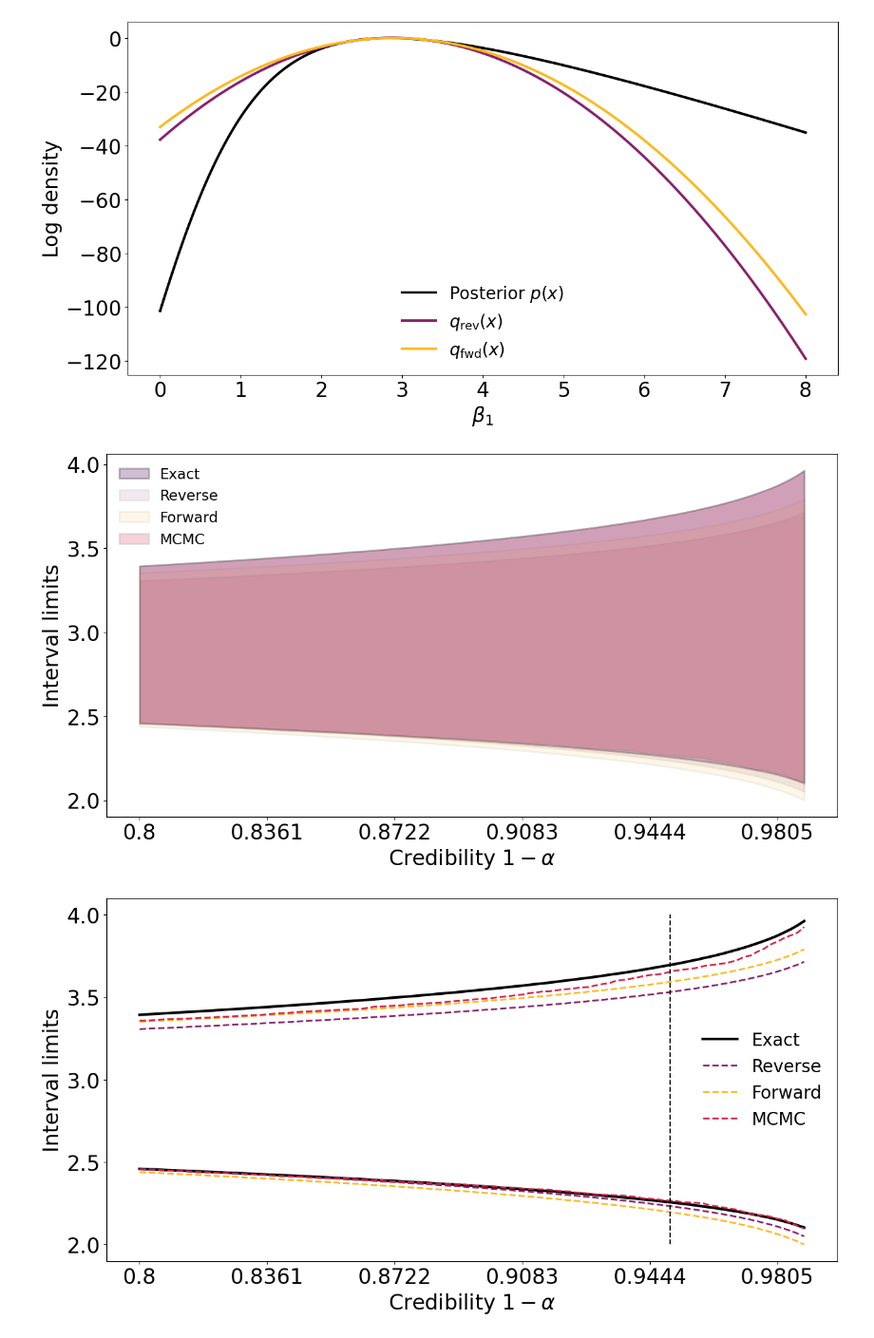
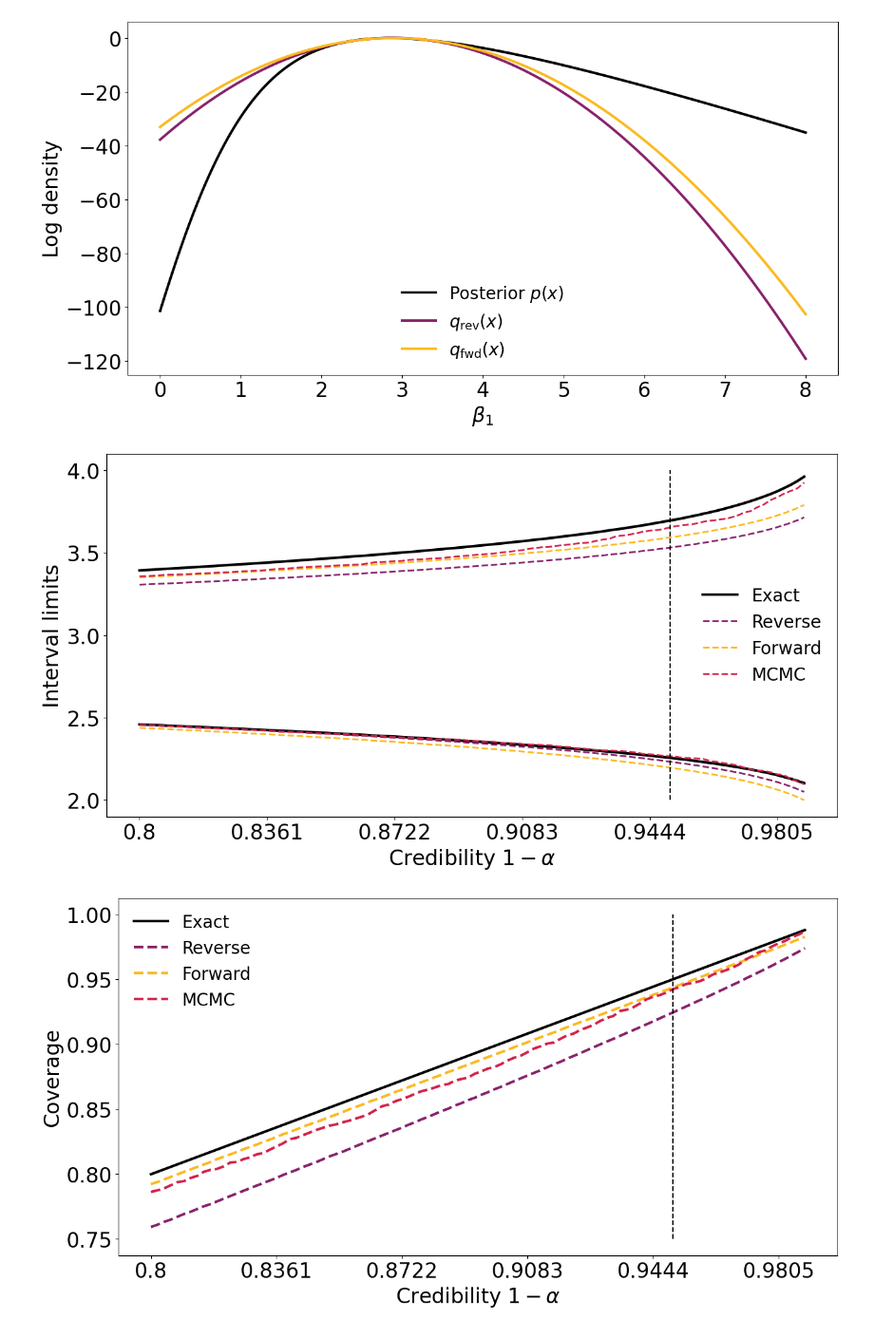
Before and after one commit to giankdiluvi/vi-ci-calibration, a Jupyter notebook: src/logistic_regression.ipynb, the cells around one changed output. Shown at 95% size. Saved outputs shown, nothing was run; the diff lists cells and outputs as text; code cells hidden in the pictures.

```diff
--- a/src/logistic_regression.ipynb
+++ b/src/logistic_regression.ipynb
@@ -322,34 +328,38 @@ fwd_lims_low=stats.norm.ppf(alphas/2,loc=fwd_mu,scale=np.exp(fwd_lsigma))
 fwd_lims_high=stats.norm.ppf(1-alphas/2,loc=fwd_mu,scale=np.exp(fwd_lsigma))
 # %%
 lsa=np.arange(0,alphas.shape[0])
-#plt.errorbar(x=lsa,y=np.zeros(alphas.shape[0]),yerr=true_lims[1,:])
-plt.fill_between(x=lsa,y1=true_lims_low,y2=true_lims_high,label='Exact',alpha=0.25,ec='black',lw=2, fc='#440154FF')
-plt.fill_between(x=lsa,y1=rev_lims_low,y2=rev_lims_high,label='Reverse',alpha=0.1,ec='grey',lw=2,fc='#87216BFF')
-plt.fill_between(x=lsa,y1=fwd_lims_low,y2=fwd_lims_high,label='Forward',alpha=0.1,ec='grey',lw=2,fc='#FBB91FFF')
-plt.fill_between(x=lsa,y1=mcmc_lims_low,y2=true_lims_high,label='MCMC',alpha=0.2,ec='grey',lw=2,fc='#D3214BFF')
-#plt.vlines(np.argmax(alphas==0.0499),-50,50,ls='dashed',color='red')
+
+plt.plot(lsa,true_lims_low,label='Exact',c='black',lw=3)
+plt.plot(lsa,true_lims_high,label='',c='black',lw=3)
+plt.plot(lsa,rev_lims_low,label='Reverse',c='#87216BFF',lw=2,ls='dashed')
+plt.plot(lsa,rev_lims_high,label='',c='#87216BFF',lw=2,ls='dashed')
+plt.plot(lsa,fwd_lims_low,label='Forward',c='#FBB91FFF',lw=2,ls='dashed')
+plt.plot(lsa,fwd_lims_high,label='',c='#FBB91FFF',lw=2,ls='dashed')
+plt.plot(lsa,mcmc_lims_low,label='MCMC',c='#D3214BFF',lw=2,ls='dashed')
+plt.plot(lsa,mcmc_lims_high,label='',c='#D3214BFF',lw=2,ls='dashed')
+plt.vlines(np.argmax(alphas==0.0499),2,4,ls='dashed',color='black')
 
 plt.ylabel('Interval limits')
 plt.xlabel(r'Credibility $1-\alpha$')
 plt.xticks(ticks=np.arange(0,100,step=19),labels=1-alphas[np.arange(0,100,step=19)])
-plt.legend(fontsize='x-small',frameon=False,loc='upper left');
+plt.legend(fontsize='small',frameon=False,loc='center right');
+plt.savefig(figpath + 'logreg_cilims.pdf', dpi=300, bbox_inches='tight')
 # %% [output]
-[figure, old version]
+[figure, new version]
 # %%
-plt.plot(lsa,true_lims_low,label='Exact',c='black',lw=3)
-plt.plot(lsa,true_lims_high,label='',c='black',lw=3)
-plt.plot(lsa,rev_lims_low,label='Reverse',c='#87216BFF',lw=2,ls='dashed')
-plt.plot(lsa,rev_lims_high,label='',c='#87216BFF',lw=2,ls='dashed')
-plt.plot(lsa,fwd_lims_low,label='Forward',c='#FBB91FFF',lw=2,ls='dashed')
-plt.plot(lsa,fwd_lims_high,label='',c='#FBB91FFF',lw=2,ls='dashed')
-plt.plot(lsa,mcmc_lims_low,label='MCMC',c='#D3214BFF',lw=2,ls='dashed')
-plt.plot(lsa,mcmc_lims_high,label='',c='#D3214BFF',lw=2,ls='dashed')
-plt.vlines(np.argmax(alphas==0.0499),2,4,ls='dashed',color='black')
+plt.plot(lsa,1-alphas[lsa],label='Exact',lw=3,color='black')
+plt.plot(lsa,1-target_empirical.cdf(rev_lims_low)-target_empirical.sf(rev_lims_high),
+         label='Reverse',lw=3,color='#87216BFF',ls='dashed')
+plt.plot(lsa,1-target_empirical.cdf(fwd_lims_low)-target_empirical.sf(fwd_lims_high),
+         label='Forward',lw=3,color='#FBB91FFF',ls='dashed')
+plt.plot(lsa,1-target_empirical.cdf(mcmc_lims_low)-target_empirical.sf(mcmc_lims_high),
+         label='MCMC',lw=3,color='#D3214BFF',ls='dashed')
+plt.vlines(np.argmax(alphas==0.0499),0.75,1,ls='dashed',color='black')
 
-plt.ylabel('Interval limits')
+plt.ylabel(r'Coverage')
 plt.xlabel(r'Credibility $1-\alpha$')
 plt.xticks(ticks=np.arange(0,100,step=19),labels=1-alphas[np.arange(0,100,step=19)])
-plt.legend(fontsize='small',frameon=False,loc='center right');
-plt.savefig(figpath + 'logreg_cilims.pdf', dpi=300, bbox_inches='tight')
+plt.legend(fontsize='small',frameon=False,loc='upper left');
+plt.savefig(figpath + 'logreg_cicoverage.pdf', dpi=300, bbox_inches='tight')
 # %% [output]
-[figure, old version]
+[figure, new version]
```
Also changed, not shown: parts of 2 cells of this notebook, 5 other files.
